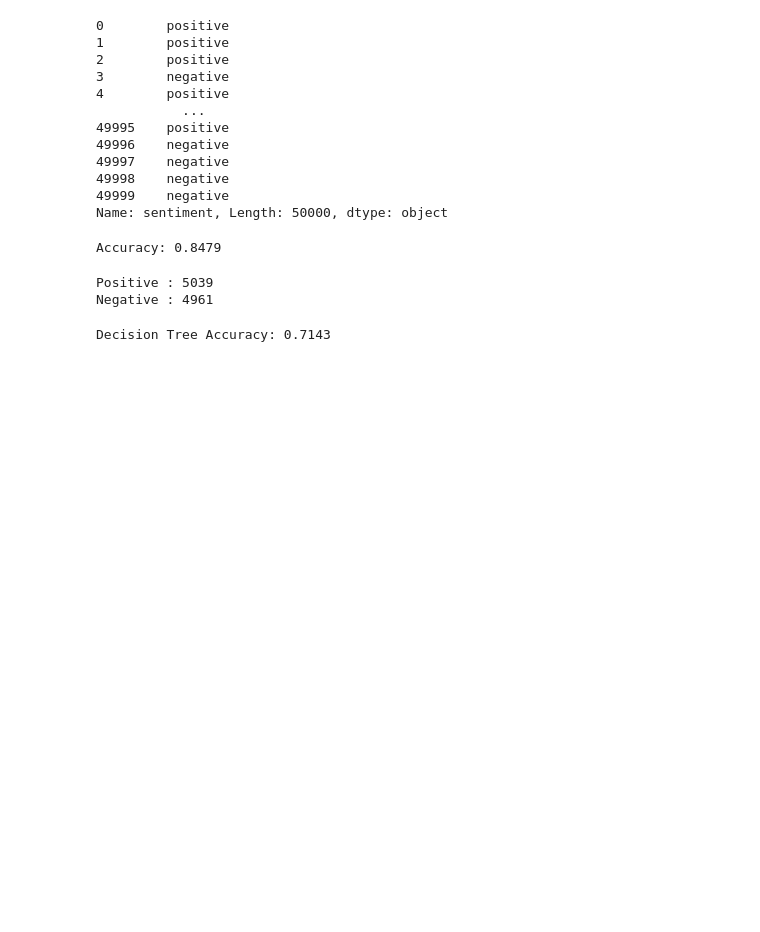
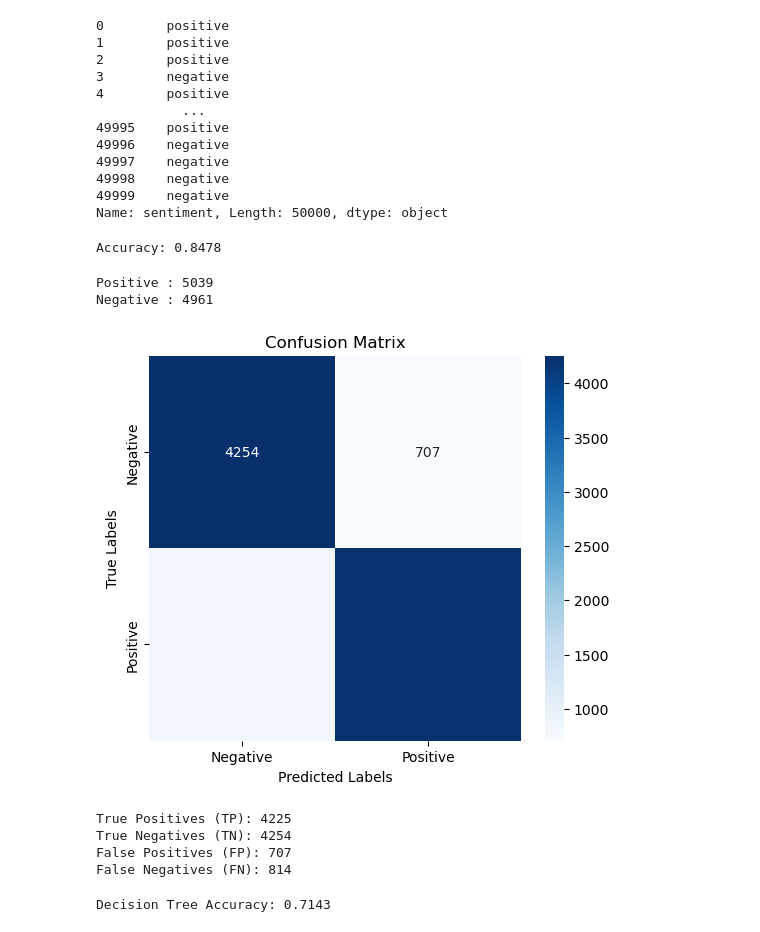
Before and after one commit to Sevinj-joy/IMDB_review, a Jupyter notebook: IMDB_review.ipynb, the cells around one changed output. Cells and saved outputs as stored; diff of their text form; code cells hidden in the pictures; blank space fills up the shorter version.

```diff
--- a/IMDB_review.ipynb
+++ b/IMDB_review.ipynb
@@ -193,9 +193,10 @@ model = RandomForestClassifier()
 model.fit(X_train, y_train)
 
 y_pred = model.predict(X_test)
+rf_accuracy = accuracy_score(y_test, y_pred)
 print("Accuracy:", accuracy_score(y_test, y_pred))
 # %% [output]
-Accuracy: 0.8479
+Accuracy: 0.8478
 # %%
 # if  it is in the form y_test `positive` və `negative`, then we replace them with 1 və 0
 y_test_binary = [1 if label == 'positive' else 0 for label in y_test]
@@ -211,6 +212,38 @@ print(f"Negative : {negative_count}")
 # %% [output]
 Positive : 5039
 Negative : 4961
+# %%
+from sklearn.metrics import confusion_matrix, ConfusionMatrixDisplay
+import seaborn as sns
+
+# Fit a model (for demonstration, we use Random Forest)
+rf_model = RandomForestClassifier(random_state=42)
+rf_model.fit(X_train, y_train)
+rf_y_pred = rf_model.predict(X_test)
+
+# Confusion Matrix Calculation
+cm = confusion_matrix(y_test,rf_y_pred)
+tn, fp, fn, tp = cm.ravel()  # Extract TN, FP, FN, TP
+
+# Visualize Confusion Matrix using Seaborn Heatmap
+plt.figure(figsize=(6, 5))
+sns.heatmap(cm, annot=True, fmt="d", cmap="Blues", xticklabels=["Negative", "Positive"], yticklabels=["Negative", "Positive"])
+plt.title("Confusion Matrix")
+plt.xlabel("Predicted Labels")
+plt.ylabel("True Labels")
+plt.show()
+
+# Print TP, TN, FP, FN
+print(f"True Positives (TP): {tp}")
+print(f"True Negatives (TN): {tn}")
+print(f"False Positives (FP): {fp}")
+print(f"False Negatives (FN): {fn}")
+# %% [output]
+[figure, added]
+True Positives (TP): 4225
+True Negatives (TN): 4254
+False Positives (FP): 707
+False Negatives (FN): 814
 # %%
 #Decision tree
 
```
Also changed, not shown: parts of 11 cells of this notebook.
